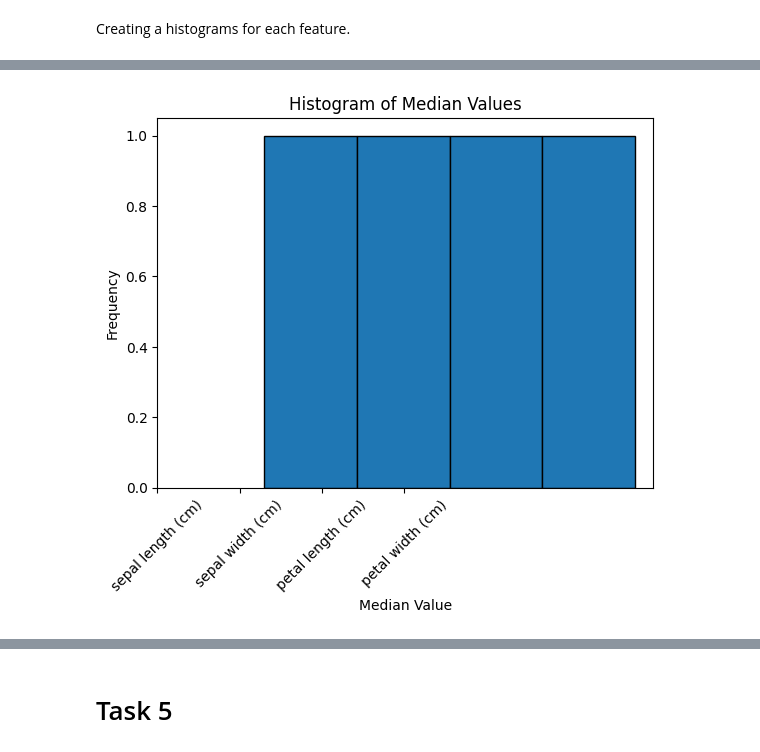
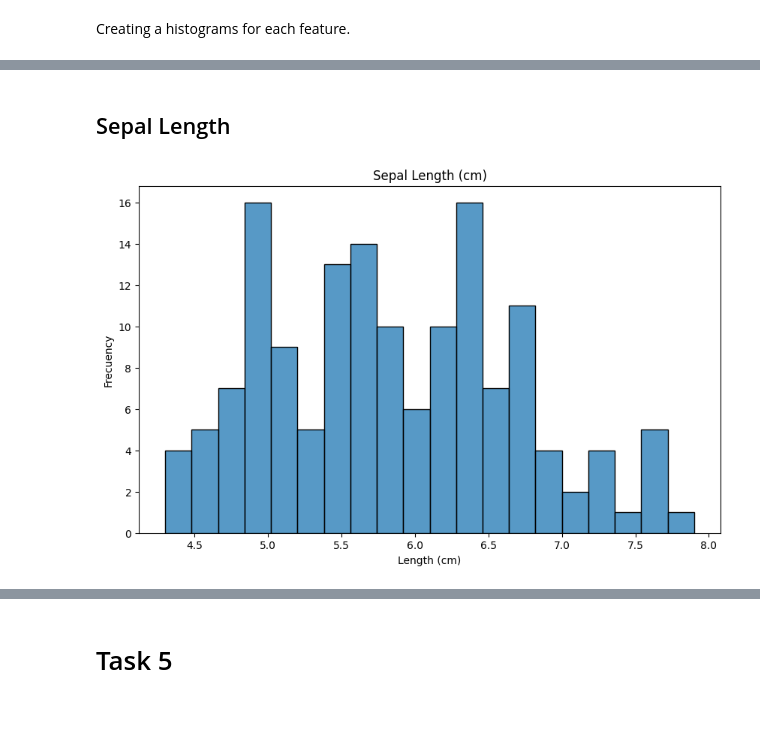
Before and after one commit to IgnacioRiboldi/principles_of_data_analytics, a Jupyter notebook: tasks.ipynb, the cells around one changed output, grey strips where cells are left out. Cells and saved outputs as stored; diff of their text form; code cells hidden in the pictures; blank space fills up the shorter version.

Commit message:
Histogram updates

```diff
--- a/tasks.ipynb
+++ b/tasks.ipynb
@@ -201,11 +156,13 @@ plt.show()
-# %%
-plt.hist(medians, bins=len(medians), edgecolor = 'black')
-
-plt.title('Histogram of Median Values')
-plt.xlabel('Median Value')
-plt.ylabel('Frequency')
-plt.xticks(ticks=range(len(medians)), labels=medians.index, rotation=45)
-
-plt.show()
-# %% [output]
-[figure, removed]
+# %% [markdown]
+## Sepal Length
+# %%
+df = pd.DataFrame(data.data, columns=data.feature_names)
+
+plt.figure(figsize=(10, 6))
+sns.histplot(df['sepal length (cm)'], bins=20)
+plt.title('Sepal Length (cm)')
+plt.xlabel('Length (cm)')
+plt.ylabel('Frecuency')
+plt.show()
+# %% [output]
+[figure, added]
```
Also changed, not shown: parts of 10 cells of this notebook.
